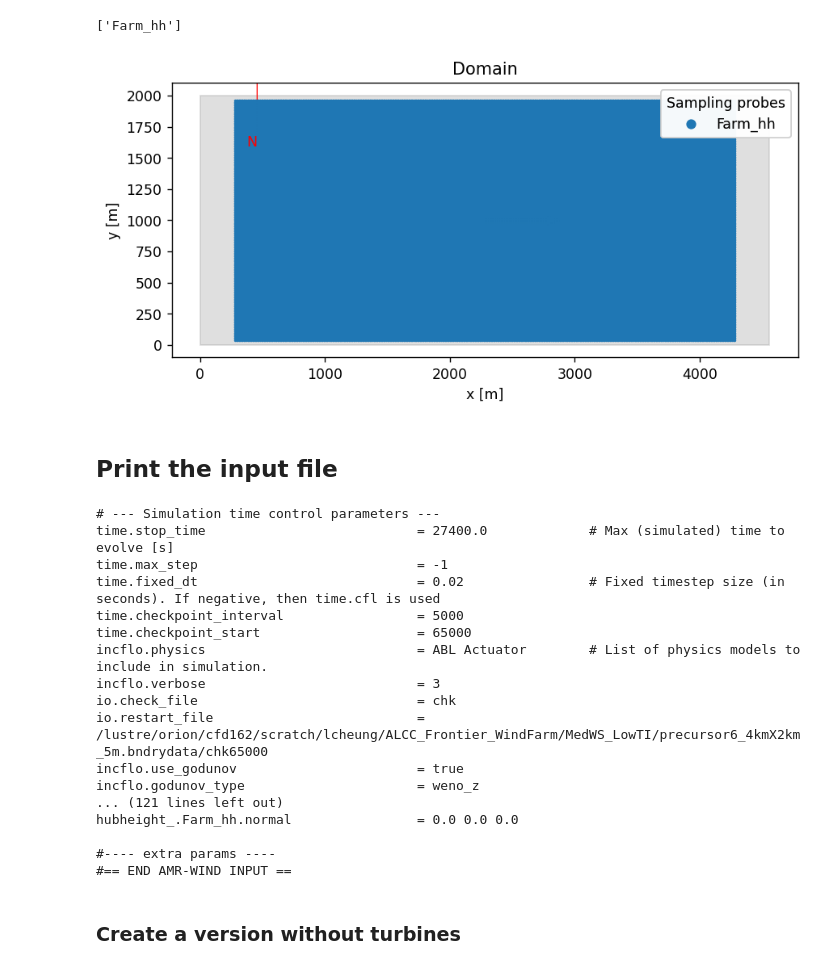
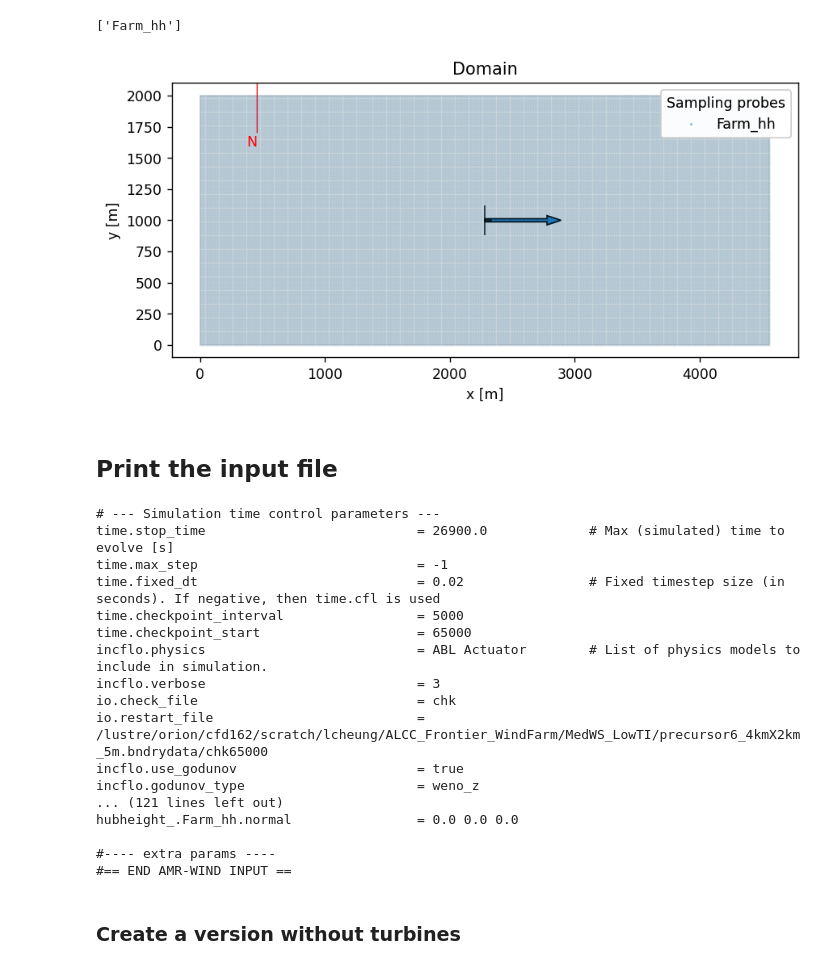
Before and after one commit to lawrenceccheung/ALCC_Frontier_WindFarm, a Jupyter notebook: farmruns/MedWS_LowTI/template/farmrun1.ipynb, the cells around one changed output. Drawn from its saved outputs; the diff is of its cells as text; code cells hidden in the pictures.

```diff
--- a/farmruns/MedWS_LowTI/template/farmrun1.ipynb
+++ b/farmruns/MedWS_LowTI/template/farmrun1.ipynb
@@ -225,13 +226,14 @@ print(case.listboxpopupwindict['listboxsampling'].getitemlist())
 # %%
 # Plot the domain
 fig, ax = plt.subplots(figsize=(8,6), facecolor='w', dpi=125)
 case.popup_storteddata['plotdomain']['plot_chooseview']      = 'XY'
 case.popup_storteddata['plotdomain']['plot_refineboxes']     = [] #case.listboxpopupwindict['listboxtagging'].getitemlist()
 case.popup_storteddata['plotdomain']['plot_sampleprobes']    = case.listboxpopupwindict['listboxsampling'].getitemlist()
 case.popup_storteddata['plotdomain']['plot_turbines']        = case.listboxpopupwindict['listboxactuator'].getitemlist()
+case.popup_storteddata['plotdomain']['plot_sampleprobes_style'] = "{'markersize':.1, 'marker':'.', 'linestyle':'None'}"
 case.plotDomain(ax=ax)
 # %% [output]
-[figure, old version]
+[figure, new version]
 # %% [markdown]
 ## Print the input file
 # %%
@@ -240,7 +242,7 @@ inputfile=case.writeAMRWindInput(outputfile)
 if verbose: print(inputfile)
 # %% [output]
 # --- Simulation time control parameters ---
-time.stop_time                           = 27400.0             # Max (simulated) time to evolve [s]
+time.stop_time                           = 26900.0             # Max (simulated) time to evolve [s]
 time.max_step                            = -1
 time.fixed_dt                            = 0.02                # Fixed timestep size (in seconds). If negative, then time.cfl is used
 time.checkpoint_interval                 = 5000
```
Also changed, not shown: parts of 6 cells of this notebook, 1 other file.
